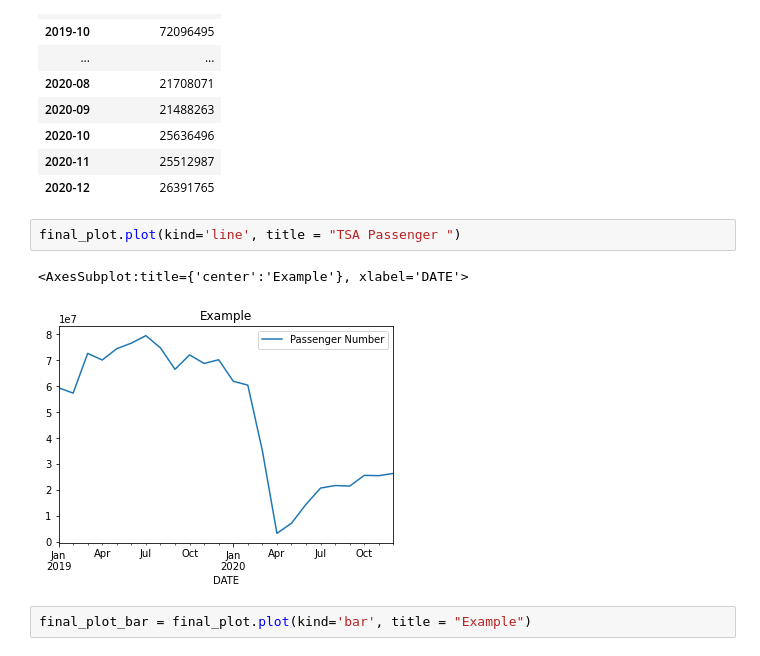
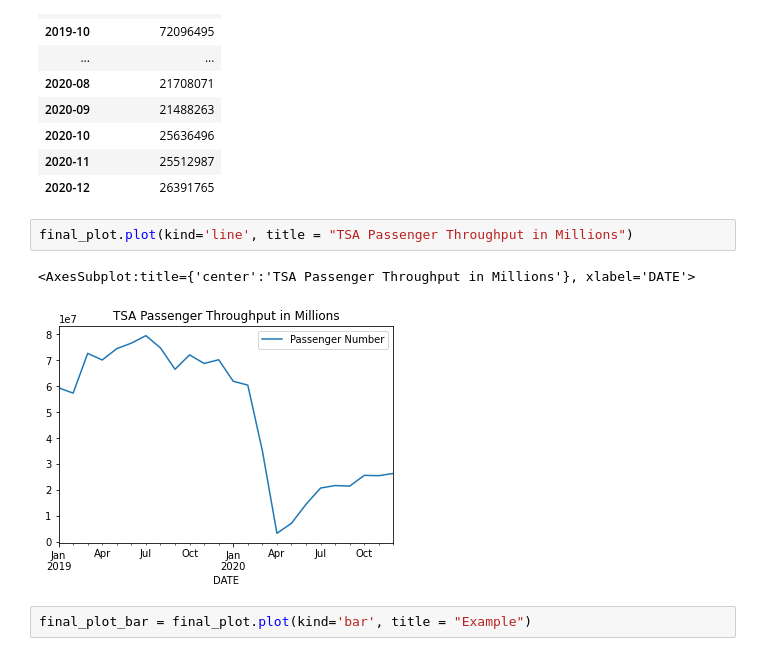
Before and after one commit to paulpreetam/Project1, a Jupyter notebook: TSA Data.ipynb, the cells around one changed output. Saved outputs shown, nothing was run; the diff lists cells and outputs as text.

```diff
--- a/TSA Data.ipynb
+++ b/TSA Data.ipynb
@@ -105,10 +105,10 @@ final_plot
 | 2020-11 | 25512987 |
 | 2020-12 | 26391765 |
 # %%
-final_plot.plot(kind='line', title = "TSA Passenger ")
+final_plot.plot(kind='line', title = "TSA Passenger Throughput in Millions")
 # %% [output]
-<AxesSubplot:title={'center':'Example'}, xlabel='DATE'>
+<AxesSubplot:title={'center':'TSA Passenger Throughput in Millions'}, xlabel='DATE'>
-[figure, old version]
+[figure, new version]
 # %%
 final_plot_bar = final_plot.plot(kind='bar', title = "Example")
 # %% [output]
```
Also changed, not shown: 2 other files.
